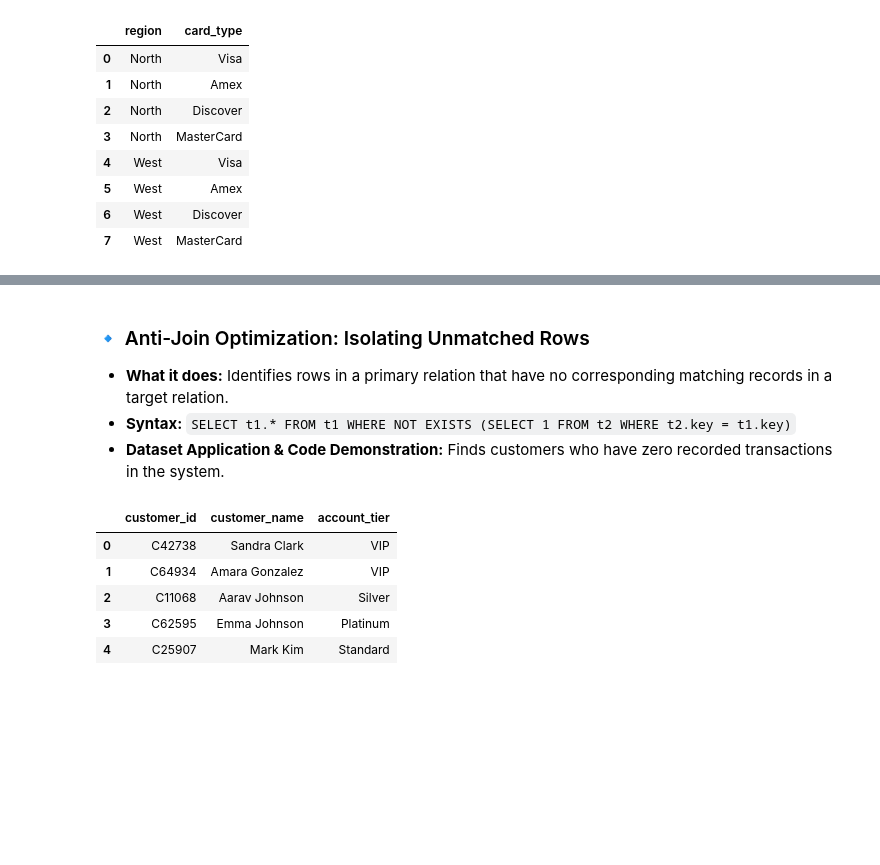
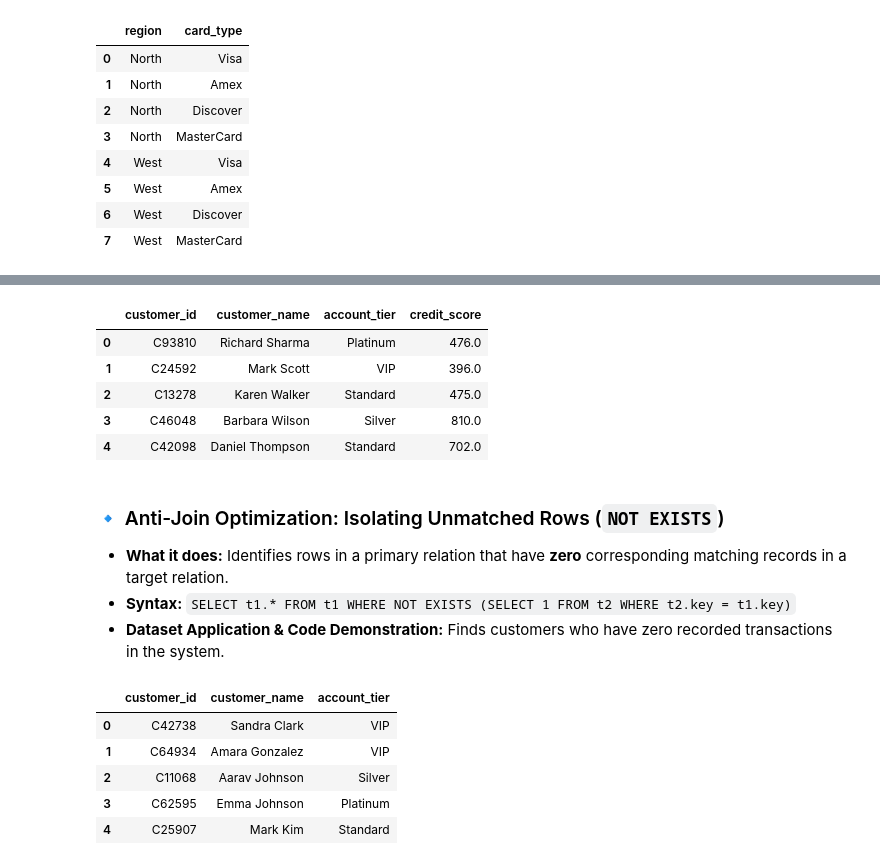
Before and after one commit to iankurbhatt/investigate-pandas, a Jupyter notebook: investigate_sql/04. joins_inner_left_cross.ipynb, the cells around one changed output, grey strips where cells are left out. Cells and saved outputs as stored; diff of their text form; code cells hidden in the pictures; blank space fills up the shorter version.

```diff
--- a/investigate_sql/04. joins_inner_left_cross.ipynb
+++ b/investigate_sql/04. joins_inner_left_cross.ipynb
@@ -144,6 +237,27 @@ LIMIT 8;
+# %%
+%%sql
+SELECT
+    c.customer_id,
+    (c.first_name || ' ' || c.last_name) AS customer_name,
+    c.account_tier,
+    c.credit_score
+FROM customers c
+WHERE EXISTS (
+    SELECT 1
+    FROM disputes d
+    WHERE d.customer_id = c.customer_id
+)
+LIMIT 5;
+# %% [output]
+|  | customer_id | customer_name | account_tier | credit_score |
+| 0 | C93810 | Richard Sharma | Platinum | 476.0 |
+| 1 | C24592 | Mark Scott | VIP | 396.0 |
+| 2 | C13278 | Karen Walker | Standard | 475.0 |
+| 3 | C46048 | Barbara Wilson | Silver | 810.0 |
+| 4 | C42098 | Daniel Thompson | Standard | 702.0 |
 # %% [markdown]
-### 🔹 Anti-Join Optimization: Isolating Unmatched Rows
-- **What it does:** Identifies rows in a primary relation that have no corresponding matching records in a target relation.
+### 🔹 Anti-Join Optimization: Isolating Unmatched Rows (`NOT EXISTS`)
+- **What it does:** Identifies rows in a primary relation that have **zero** corresponding matching records in a target relation.
 - **Syntax:** `SELECT t1.* FROM t1 WHERE NOT EXISTS (SELECT 1 FROM t2 WHERE t2.key = t1.key)`
 - **Dataset Application & Code Demonstration:** Finds customers who have zero recorded transactions in the system.
 # %%
```
Also changed, not shown: parts of 14 cells of this notebook, 1 other file.
